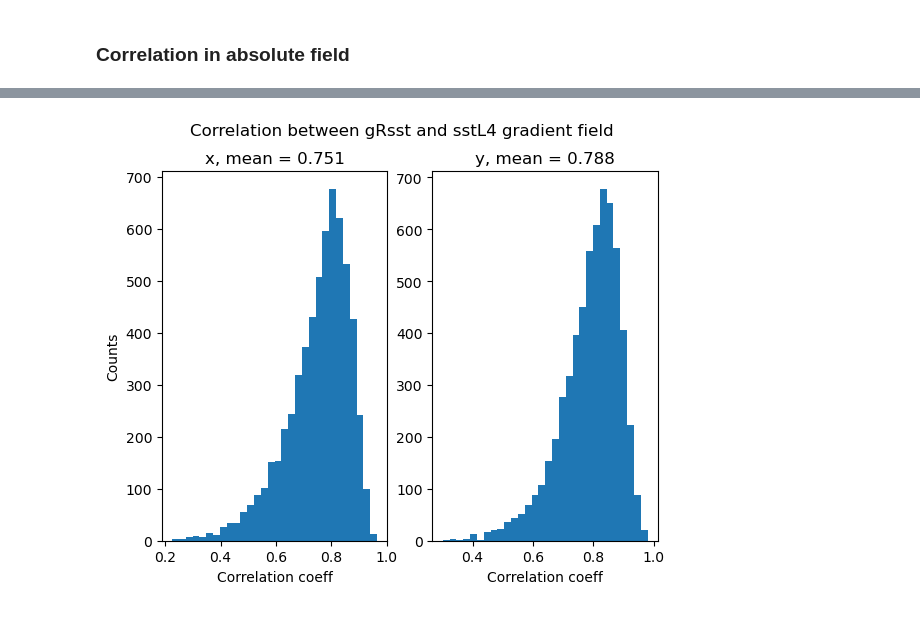
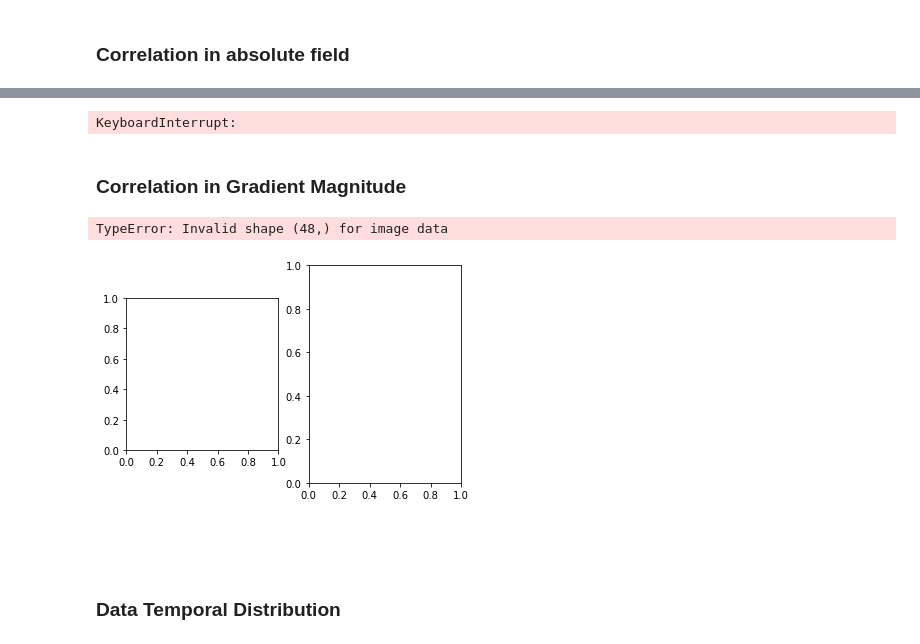
Before and after one commit to MEH04/sst_super_res, a Jupyter notebook: data_analysis.ipynb, the cells around one changed output, grey strips where cells are left out. Saved outputs shown, nothing was run; the diff lists cells and outputs as text; code cells hidden in the pictures.

```diff
--- a/data_analysis.ipynb
+++ b/data_analysis.ipynb
@@ -40,3 +12,23 @@ sstL4 = dataset.sstL4
+# %%
+data_path = r"lustre_scratch/data/sst_gradients/" # dir where data is stored
+plot_path = "plots/" # dir to store plots
+year_list = ['2017'] # years to take data from, 2017-2020
+## lcate files and load into single dataset
+file_list = []
+for year in year_list:
+    folder_path = os.path.join(data_path, year)
+    if os.path.isdir(folder_path):
+        for file in os.listdir(folder_path):
+            file_path = os.path.join(folder_path, file)
+            if file_path.endswith('.nc'):
+                file_list.append(file_path)
+    else:
+        raise Exception(f'The year {year} is not in the dataset.')
+ds = xr.open_mfdataset(file_list, combine = 'nested', concat_dim = 'i', parallel=True)
+N_data = len(ds.gRsst)
+N_pixels = len(ds.gRsst[0].x)
+gRsst = ds.gRsst
+sstL4 = ds.sstL4
 # %% [markdown]
 ### Check Temperature Values
 Ensure temperatures are within a physical range (270-310K) i.e. no outliers emerged from data analysis. Find max, min, mean and plot in histogram.
@@ -102,4 +101,10 @@ mean_y = y_grad_corr.mean()
 # %%
+x_grad_corr = xr.corr(gRsst_grad.x_grad, sstL4_grad.x_grad, dim={'x','y'})
+y_grad_corr = xr.corr(gRsst_grad.y_grad, sstL4_grad.y_grad, dim={'x','y'})
+mean_x = x_grad_corr.mean()
+mean_y = y_grad_corr.mean()
+i=np.random.randint(N_data)
+
 fig, ax = plt.subplots(1,2)
 ax[0].hist(x_grad_corr.data, bins = 30)
 ax[0].set_xlabel('Correlation coeff')
@@ -109,6 +114,32 @@ ax[1].hist(y_grad_corr.data, bins = 30)
 ax[1].set_xlabel('Correlation coeff')
 ax[1].set_title(f'y, mean = {np.round(mean_y.data,3)}')
 fig.suptitle('Correlation between gRsst and sstL4 gradient field')
+plt.savefig(plot_path + 'gradient_correlation_hist')
 plt.show()
 # %% [output]
-[figure, removed]
+KeyboardInterrupt:
+# %% [markdown]
+### Correlation in Gradient Magnitude
+# %%
+# NOT WORKING
+sstL4_grad_mag = (sstL4_grad.x**2 + sstL4_grad.y**2)**(1/2)
+gRsst_grad_mag = (gRsst_grad.x**2 + gRsst_grad.y**2)**(1/2)
+fig, ax = plt.subplots(1,2)
+randint = np.random.randint(len(ds.gRsst))
+
+ax[0].imshow(sstL4_grad_mag[randint])
+ax[0].set_title('L4')
+ax[0].set_xlabel('Image Pixels')
+im = ax[1].imshow(gRsst_grad_mag[randint])
+ax[1].set_title('Gradient Restored L4')
+cbar_ax = fig.add_axes([0.95, 0.15, 0.05, 0.7])
+fig.colorbar(im, cax=cbar_ax, label = 'Temperature, K')
+fig.suptitle(r'1 pixel = 0.05$^o$ $\approx$ 5km', y = 0.9)
+plt.savefig(plot_path + 'gradient_magnitude')
+
+# add corr
+# %% [output]
+TypeError: Invalid shape (48,) for image data
+[figure, added]
+# %% [markdown]
+~~~Data Spatial Distribution
@@ -114,0 +201,2 @@ plt.show()
+# %% [markdown]
+### Data Temporal Distribution
```
Also changed, not shown: parts of 12 cells of this notebook, 4 other files.
